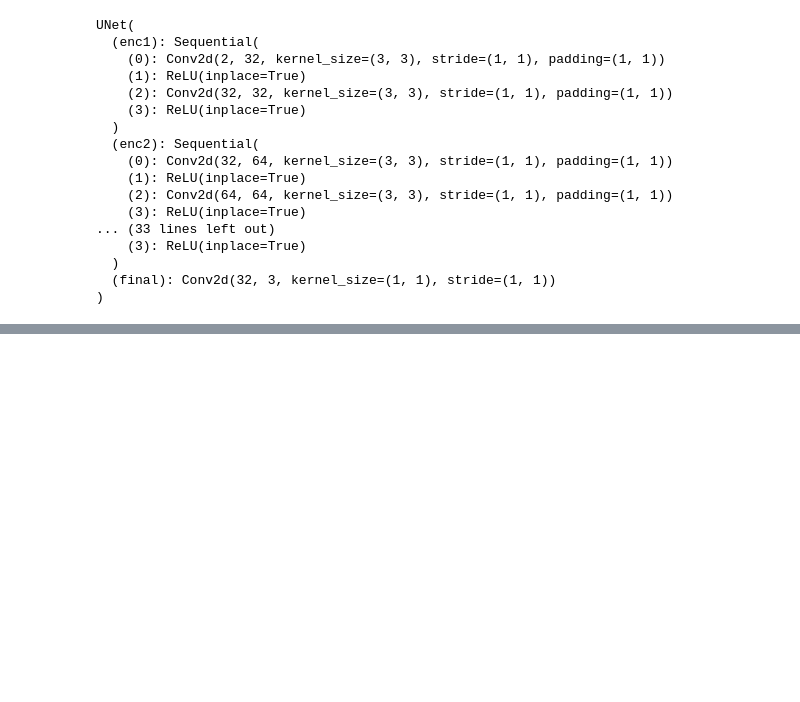
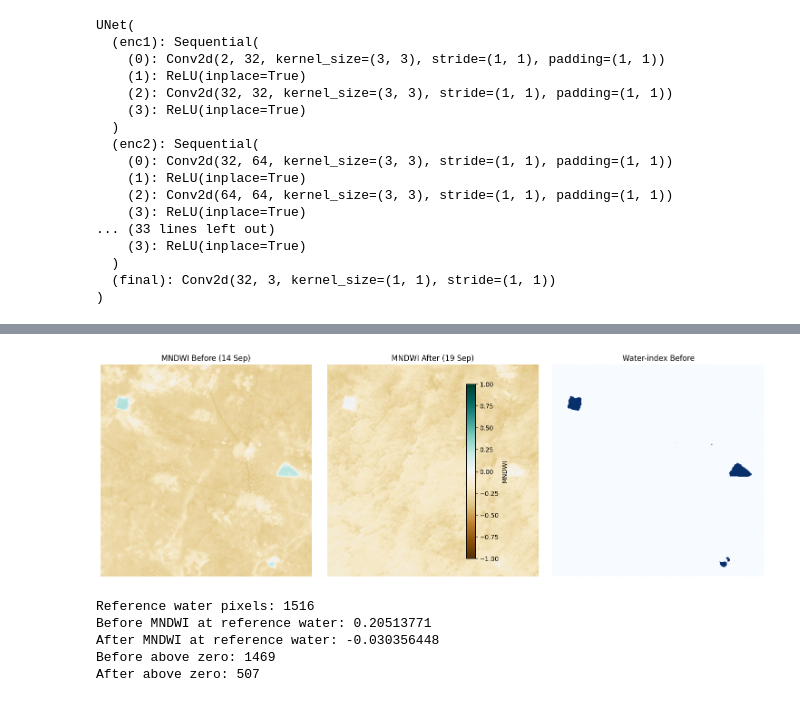
Before and after one commit to srihasagnana/GeoMind-AI, a Jupyter notebook: major_project.ipynb, the cells around one changed output, grey strips where cells are left out. Saved outputs shown, nothing was run; the diff lists cells and outputs as text; code cells hidden in the pictures; blank space fills up the shorter version.

```diff
--- a/major_project.ipynb
+++ b/major_project.ipynb
@@ -2238,0 +3159,24 @@ UNet(
+# %%
+valid = np.isfinite(mndwi_before) & np.isfinite(mndwi_after)
+
+water_before = (mndwi_before > 0) & valid
+water_after = (mndwi_after > 0) & valid
+
+count_before = water_before.sum()
+count_after = water_after.sum()
+
+total = valid.sum()
+
+print("Valid pixels:", total)
+print("Water-index pixels before:", count_before)
+print("Water-index pixels after:", count_after)
+print("Pixel-count change:", int(count_after - count_before))
+
+if count_before > 0:
+    print(
+        "Relative change (%):",
+        round(100 * (count_after - count_before) / count_before, 2)
+    )
+
+print("Before water-index area (km²):", round(count_before * 0.0001, 4))
+print("After water-index area (km²):", round(count_after * 0.0001, 4))
@@ -2238,0 +3191,52 @@ UNet(
+# %%
+import matplotlib.pyplot as plt
+
+fig, axes = plt.subplots(1, 3, figsize=(15, 5))
+
+im0 = axes[0].imshow(mndwi_before, cmap="BrBG", vmin=-1, vmax=1)
+axes[0].set_title("MNDWI Before (14 Sep)")
+axes[0].axis("off")
+
+im1 = axes[1].imshow(mndwi_after, cmap="BrBG", vmin=-1, vmax=1)
+axes[1].set_title("MNDWI After (19 Sep)")
+axes[1].axis("off")
+
+axes[2].imshow(water_before, cmap="Blues", vmin=0, vmax=1)
+axes[2].set_title("Water-index Before")
+axes[2].axis("off")
+
+fig.colorbar(im1, ax=axes[:2], label="MNDWI")
+plt.tight_layout()
+plt.show()
+# %% [output]
+[figure, added]
+# %%
+water_ref = aligned_label_aoi == 1
+
+print("Reference water pixels:", water_ref.sum())
+
+print(
+    "Before MNDWI at reference water:",
+    np.nanmean(mndwi_before[water_ref])
+)
+
+print(
+    "After MNDWI at reference water:",
+    np.nanmean(mndwi_after[water_ref])
+)
+
+print(
+    "Before above zero:",
+    np.sum((mndwi_before > 0) & water_ref)
+)
+
+print(
+    "After above zero:",
+    np.sum((mndwi_after > 0) & water_ref)
+)
+# %% [output]
+Reference water pixels: 1516
+Before MNDWI at reference water: 0.20513771
+After MNDWI at reference water: -0.030356448
+Before above zero: 1469
+After above zero: 507
```
Also changed, not shown: parts of 126 cells of this notebook, 7 other files.
